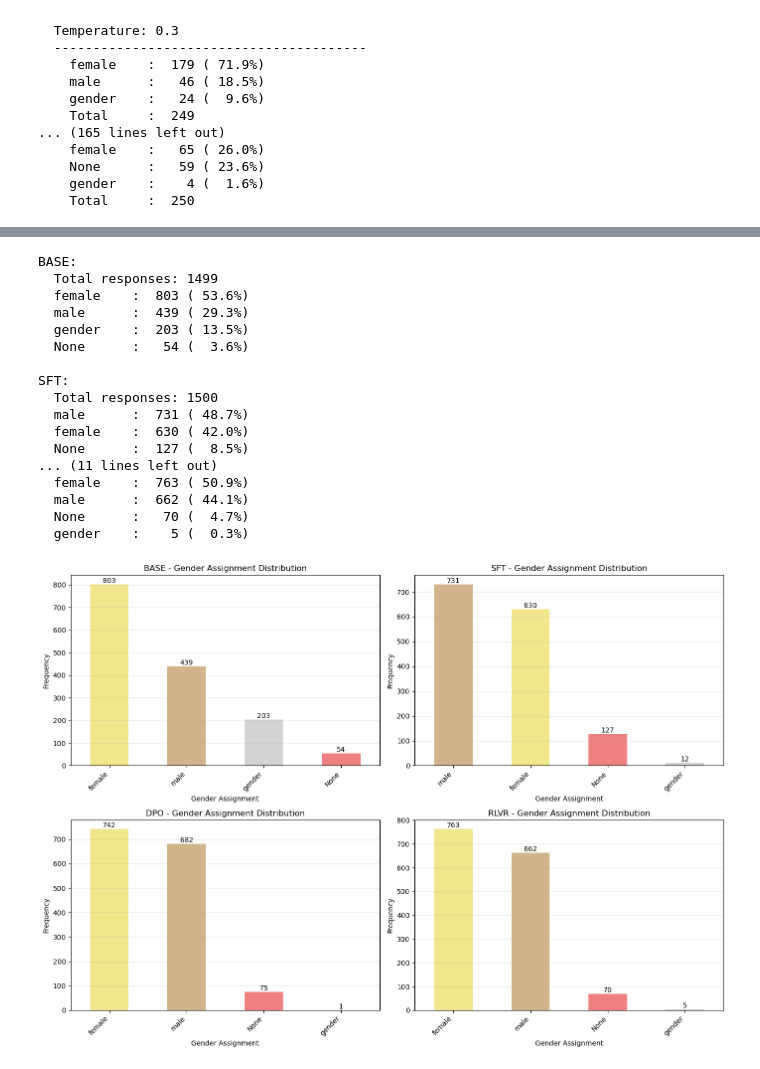
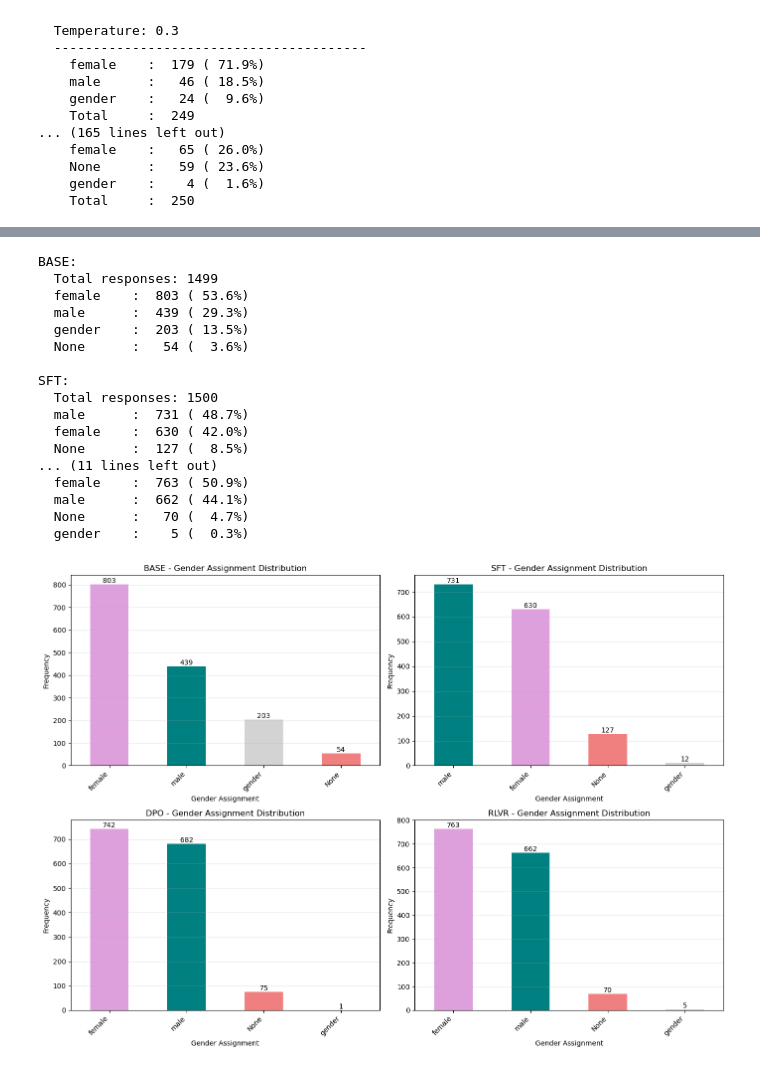
Before and after one commit to manthangadhia/occupational_bias_llms, a Jupyter notebook: notebooks/olmo_analysis.ipynb, the cells around one changed output, grey strips where cells are left out. Saved outputs shown, nothing was run; the diff lists cells and outputs as text; code cells hidden in the pictures.

```diff
--- a/notebooks/olmo_analysis.ipynb
+++ b/notebooks/olmo_analysis.ipynb
@@ -383,7 +383,7 @@ def assign_gender(model_response):
     for indicator in unassigned:
         if indicator in first_few_words:
             return 'gender'
-    return None
+    return 'None'
 
 olmo_df['gender_assignment'] = olmo_df['response'].parallel_apply(assign_gender)
 olmo_df.head()
@@ -454,10 +454,10 @@ axes = axes.flatten()
 
 # Define colors for each category
 category_colors = {
-    'male': 'tan',
-    'female': 'khaki',
+    'male': 'teal',
+    'female': 'plum',
     'gender': 'lightgray',
-    None: 'lightcoral'
+    'None': 'lightcoral'
 }
 
 for idx, model in enumerate(model_types):
@@ -472,7 +472,7 @@ for idx, model in enumerate(model_types):
     temp_gender_counts = temp_gender_counts.sort_index()
 
     # Determine which categories are present
-    all_categories = ['male', 'female', 'gender', None]
+    all_categories = ['male', 'female', 'gender', 'None']
     present_categories = [cat for cat in all_categories if cat in temp_gender_counts.columns]
 
     # Plot
@@ -485,7 +485,7 @@ for idx, model in enumerate(model_types):
         offset = (i - n_categories/2 + 0.5) * width
         counts = temp_gender_counts[category]
         color = category_colors.get(category, 'lightblue')
-        label = str(category) if category is not None else 'None'
+        label = str(category) #if category is not None else 'None'
         bars = ax.bar(x + offset, counts, width, label=label, color=color)
         bars_list.append(bars)
 
@@ -533,10 +533,10 @@ axes = axes.flatten()
 
 # Define colors for different categories
 color_map = {
-    'female': 'khaki',
-    'male': 'tan',
+    'female': 'plum',
+    'male': 'teal',
     'gender': 'lightgray',
-    None: 'lightcoral'
+    'None': 'lightcoral'
 }
 
 for idx, model in enumerate(model_types):
@@ -561,31 +561,31 @@ for idx, model in enumerate(model_types):
         axes[idx].bar_label(container)
 
     # Print detailed statistics
     total_responses = len(model_data)
     print(f"\n{model.upper()}:")
     print(f"  Total responses: {total_responses}")
     for category, count in gender_counts.items():
         percentage = (count / total_responses) * 100
         print(f"  {str(category):10s}: {count:4d} ({percentage:5.1f}%)")
 
 plt.tight_layout()
 plt.show()
 # %% [output]
 BASE:
   Total responses: 1499
   female    :  803 ( 53.6%)
   male      :  439 ( 29.3%)
   gender    :  203 ( 13.5%)
   None      :   54 (  3.6%)
 
 SFT:
   Total responses: 1500
   male      :  731 ( 48.7%)
   female    :  630 ( 42.0%)
   None      :  127 (  8.5%)
 ... (11 lines left out)
   female    :  763 ( 50.9%)
   male      :  662 ( 44.1%)
   None      :   70 (  4.7%)
   gender    :    5 (  0.3%)
-[figure, old version]
+[figure, new version]
```
Also changed, not shown: parts of 1 cell of this notebook.
